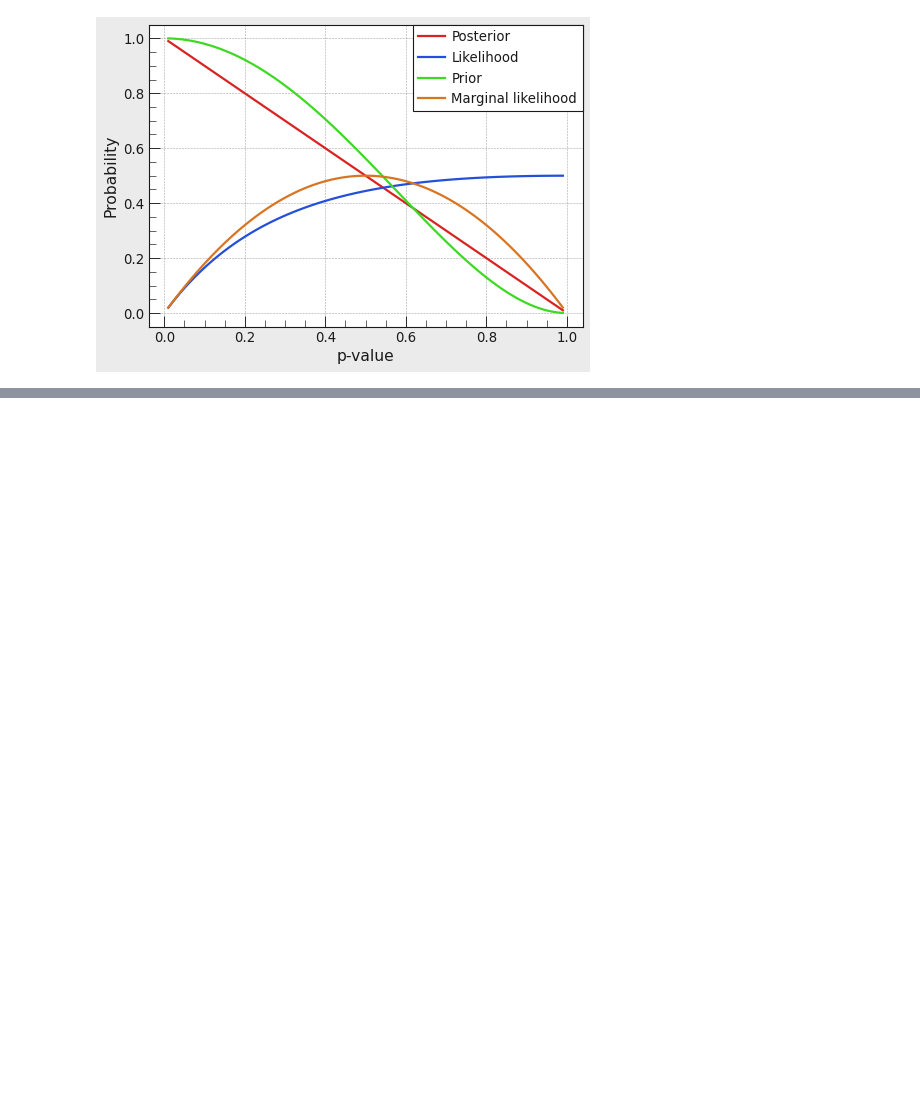
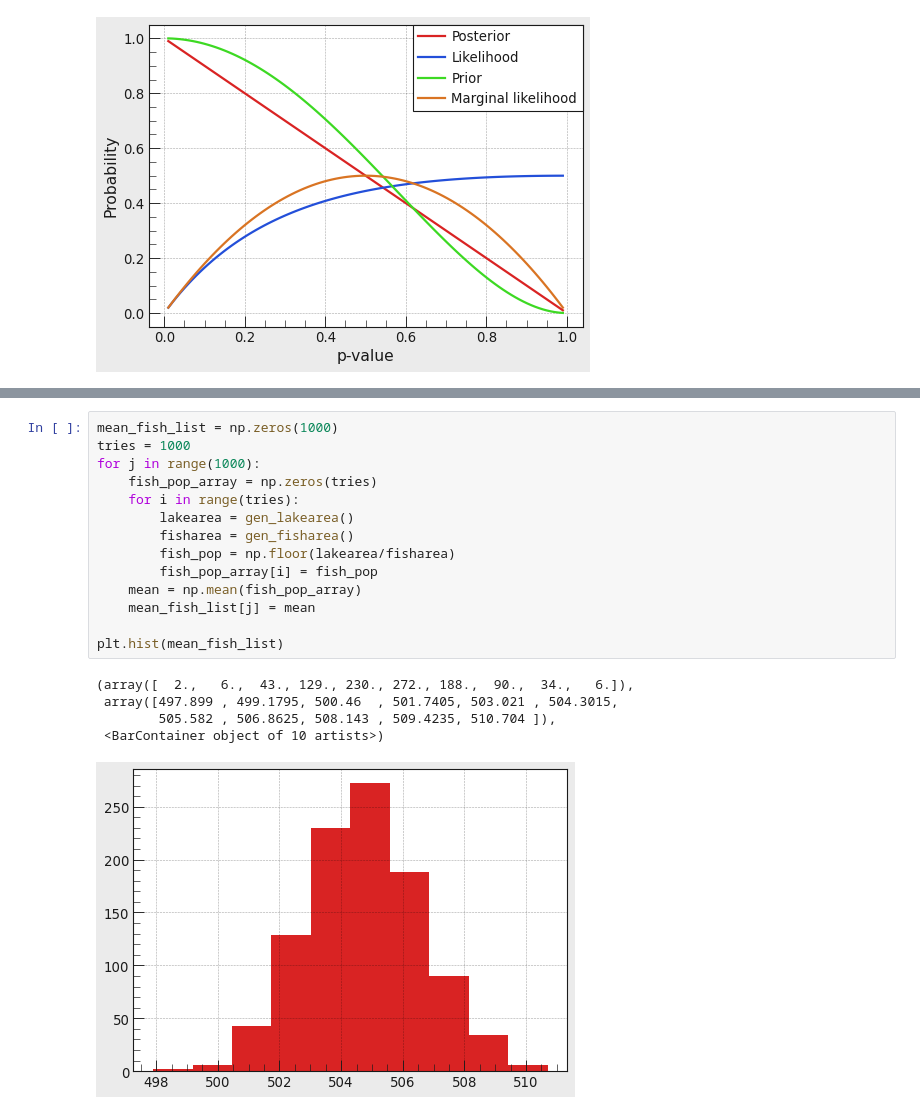
Before and after one commit to PhilKofoed/AMAS2023, a Jupyter notebook: Philip/Problemset2/Problemset2.ipynb, the cells around one changed output, grey strips where cells are left out. Saved outputs shown, nothing was run; the diff lists cells and outputs as text; blank space fills up the shorter version.

```diff
--- a/Philip/Problemset2/Problemset2.ipynb
+++ b/Philip/Problemset2/Problemset2.ipynb
@@ -603,0 +650,20 @@ plt.savefig("./fish_pop.pdf", facecolor = "white")
+# %%
+mean_fish_list = np.zeros(1000)
+tries = 1000
+for j in range(1000):
+    fish_pop_array = np.zeros(tries)
+    for i in range(tries):
+        lakearea = gen_lakearea()
+        fisharea = gen_fisharea()
+        fish_pop = np.floor(lakearea/fisharea)
+        fish_pop_array[i] = fish_pop
+    mean = np.mean(fish_pop_array)
+    mean_fish_list[j] = mean
+
+plt.hist(mean_fish_list)
+# %% [output]
+(array([  2.,   6.,  43., 129., 230., 272., 188.,  90.,  34.,   6.]),
+ array([497.899 , 499.1795, 500.46  , 501.7405, 503.021 , 504.3015,
+        505.582 , 506.8625, 508.143 , 509.4235, 510.704 ]),
+ <BarContainer object of 10 artists>)
+[figure, added]
```
Also changed, not shown: parts of 12 cells of this notebook, 25 other files.
